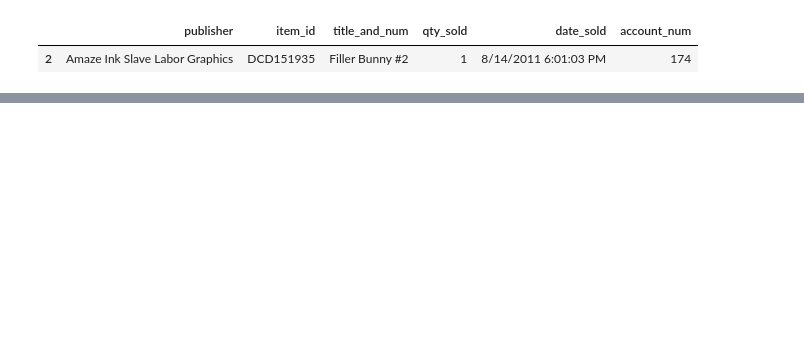
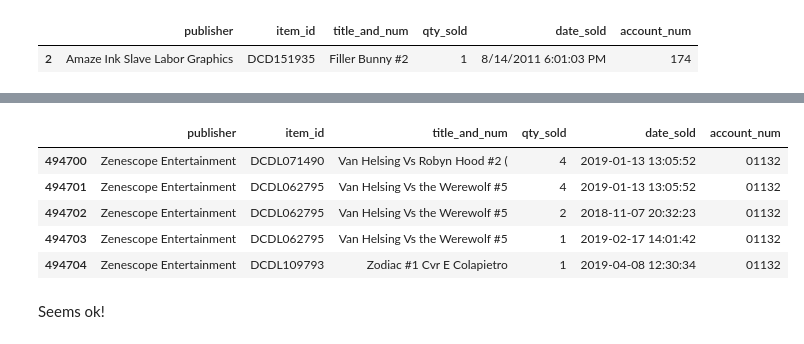
Before and after one commit to werlindo/comics_rx, a Jupyter notebook: comics_rx-data_prep.ipynb, the cells around one changed output, grey strips where cells are left out. Cells and saved outputs as stored; diff of their text form; code cells hidden in the pictures; blank space fills up the shorter version.

```diff
--- a/comics_rx-data_prep.ipynb
+++ b/comics_rx-data_prep.ipynb
@@ -185,0 +291,11 @@ trans_df.head(1)
+# %%
+trans_df.tail()
+# %% [output]
+|  | publisher | item_id | title_and_num | qty_sold | date_sold | account_num |
+| 494700 | Zenescope Entertainment | DCDL071490 | Van Helsing Vs Robyn Hood #2 ( | 4 | 2019-01-13 13:05:52 | 01132 |
+| 494701 | Zenescope Entertainment | DCDL062795 | Van Helsing Vs the Werewolf #5 | 4 | 2019-01-13 13:05:52 | 01132 |
+| 494702 | Zenescope Entertainment | DCDL062795 | Van Helsing Vs the Werewolf #5 | 2 | 2018-11-07 20:32:23 | 01132 |
+| 494703 | Zenescope Entertainment | DCDL062795 | Van Helsing Vs the Werewolf #5 | 1 | 2019-02-17 14:01:42 | 01132 |
+| 494704 | Zenescope Entertainment | DCDL109793 | Zodiac #1 Cvr E Colapietro | 1 | 2019-04-08 12:30:34 | 01132 |
+# %% [markdown]
+Seems ok!
```
Also changed, not shown: parts of 25 cells of this notebook, 1 other file.
